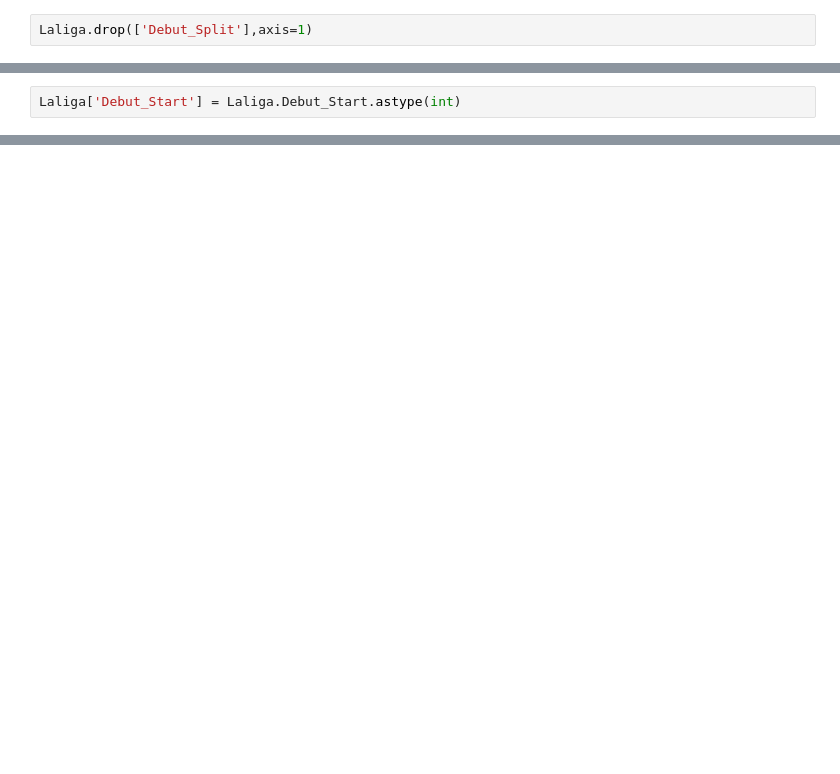
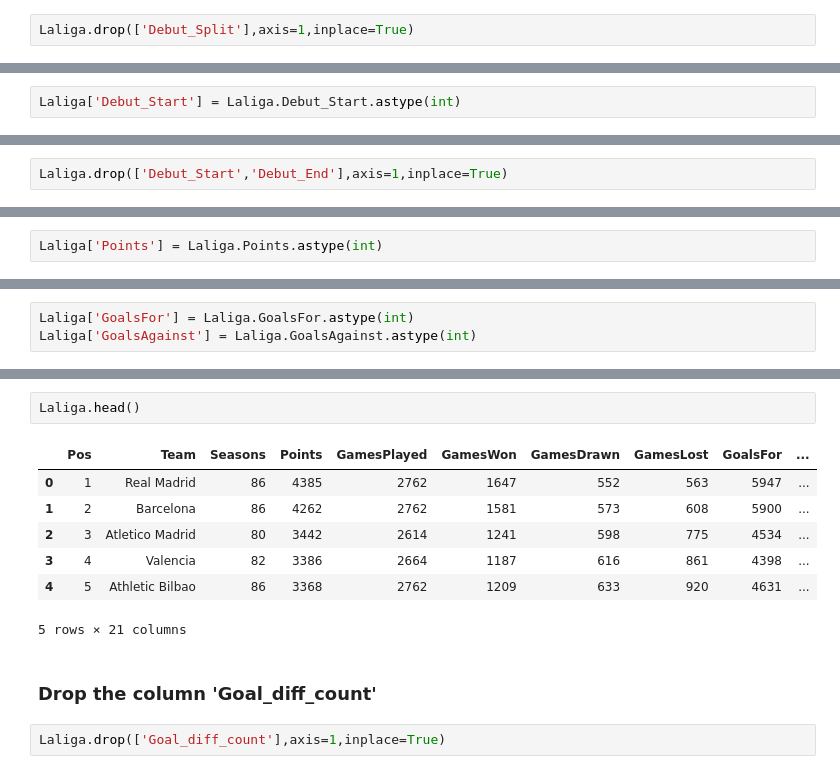
Before and after one commit to Shanmugapriya03/Analysing-the-performance-of-football-teams, a Jupyter notebook: Laliga.ipynb, the cells around one changed output, grey strips where cells are left out. Saved outputs shown, nothing was run; the diff lists cells and outputs as text; blank space fills up the shorter version.

```diff
--- a/Laliga.ipynb
+++ b/Laliga.ipynb
@@ -160,2 +141,2 @@ Laliga
 # %%
-Laliga.drop(['Debut_Split'],axis=1)
+Laliga.drop(['Debut_Split'],axis=1,inplace=True)
@@ -243,0 +208,2 @@ Laliga[(Laliga['Debut_Start'] > 1930) & (Laliga['Debut_Start'] <1980)]
+# %%
+Laliga.drop(['Debut_Start','Debut_End'],axis=1,inplace=True)
@@ -243,0 +233,2 @@ Laliga[(Laliga['Debut_Start'] > 1930) & (Laliga['Debut_Start'] <1980)]
+# %%
+Laliga['Points'] = Laliga.Points.astype(int)
@@ -243,0 +269,3 @@ Laliga[(Laliga['Debut_Start'] > 1930) & (Laliga['Debut_Start'] <1980)]
+# %%
+Laliga['GoalsFor'] = Laliga.GoalsFor.astype(int)
+Laliga['GoalsAgainst'] = Laliga.GoalsAgainst.astype(int)
@@ -243,0 +281,14 @@ Laliga[(Laliga['Debut_Start'] > 1930) & (Laliga['Debut_Start'] <1980)]
+# %%
+Laliga.head()
+# %% [output]
+|  | Pos | Team | Seasons | Points | GamesPlayed | GamesWon | GamesDrawn | GamesLost | GoalsFor | ... |
+| 0 | 1 | Real Madrid | 86 | 4385 | 2762 | 1647 | 552 | 563 | 5947 | ... |
+| 1 | 2 | Barcelona | 86 | 4262 | 2762 | 1581 | 573 | 608 | 5900 | ... |
+| 2 | 3 | Atletico Madrid | 80 | 3442 | 2614 | 1241 | 598 | 775 | 4534 | ... |
+| 3 | 4 | Valencia | 82 | 3386 | 2664 | 1187 | 616 | 861 | 4398 | ... |
+| 4 | 5 | Athletic Bilbao | 86 | 3368 | 2762 | 1209 | 633 | 920 | 4631 | ... |
+5 rows × 21 columns
+# %% [markdown]
+### Drop the column 'Goal_diff_count'
+# %%
+Laliga.drop(['Goal_diff_count'],axis=1,inplace=True)
```
Also changed, not shown: parts of 32 cells of this notebook.
